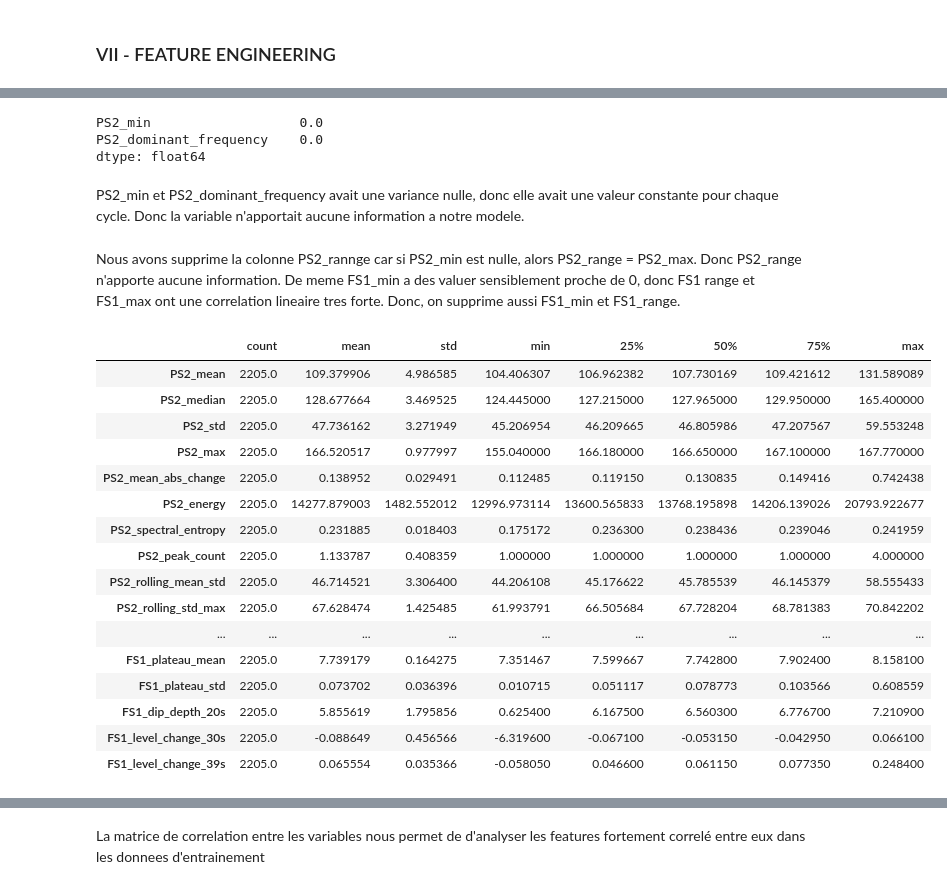
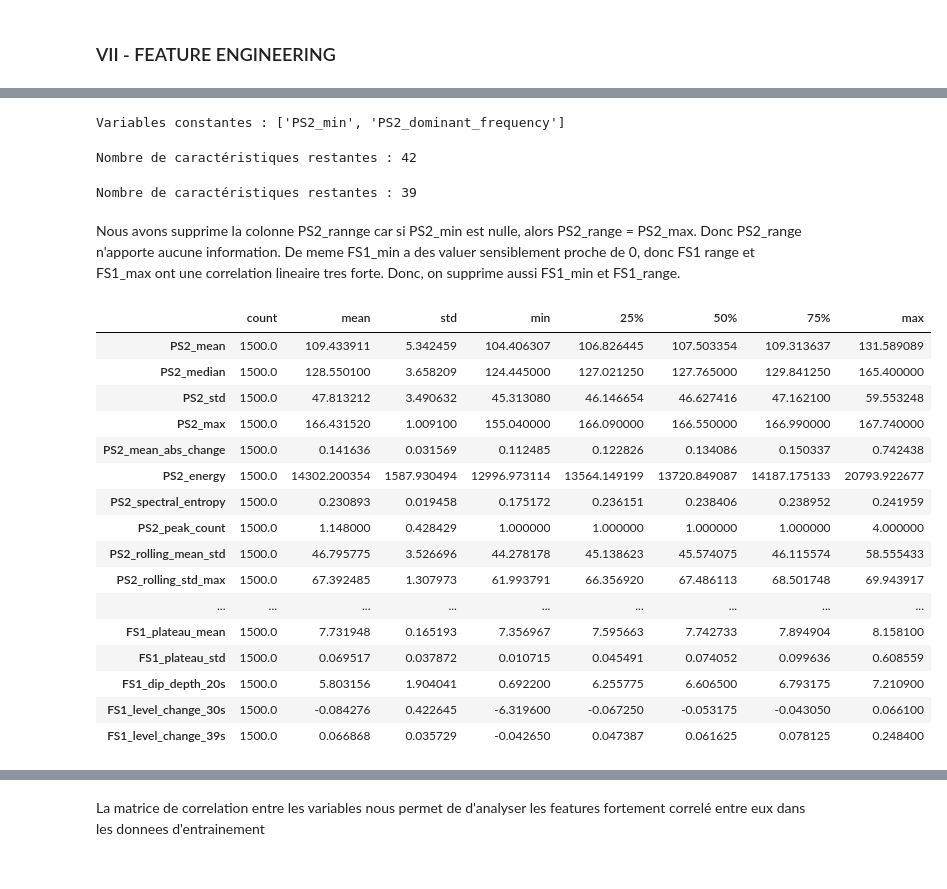
Before and after one commit to alex-05-20/ML_Project, a Jupyter notebook: project_ml.ipynb, the cells around one changed output, grey strips where cells are left out. Saved outputs shown, nothing was run; the diff lists cells and outputs as text; code cells hidden in the pictures.

```diff
--- a/project_ml.ipynb
+++ b/project_ml.ipynb
@@ -616,0 +552,6 @@ Duplicated feature rows:
+# %%
+X = pd.concat([ps2_features, fs1_features], axis=1)
+
+print("PS2 :", ps2_features.shape)
+print("FS1 :", fs1_features.shape)
+print("Total :", X.shape)
@@ -623,39 +623,51 @@ Verification de la variance des features, pour identier des features qui sont co
 # %%
-feature_variance = X.var()
-constant_features = feature_variance[
-    feature_variance == 0
-]
-constant_features
+# Repérer les variables constantes sur l'entraînement uniquement
+constant_features = X_train.columns[
+    X_train.nunique(dropna=False) == 1
+].tolist()
+
+print("Variables constantes :", constant_features)
 # %% [output]
-PS2_min                   0.0
-PS2_dominant_frequency    0.0
-dtype: float64
+Variables constantes : ['PS2_min', 'PS2_dominant_frequency']
 # %%
-X = X.drop(columns=constant_features.index)
+# Appliquer la même suppression aux trois ensembles
+X_train = X_train.drop(columns=constant_features)
+X_test = X_test.drop(columns=constant_features)
+X_holdout = X_holdout.drop(columns=constant_features)
+
+print("Nombre de caractéristiques restantes :", X_train.shape[1])
+# %% [output]
+Nombre de caractéristiques restantes : 42
-# %% [markdown]
-PS2_min et PS2_dominant_frequency avait une variance nulle, donc elle avait une valeur constante pour chaque cycle. Donc la variable n'apportait aucune information a notre modele.
 # %%
-X = X.drop(columns=["PS2_range","FS1_min","FS1_range"])
+# Suppressions des colonnes inutiles pour reduire le bruit
+
+X_train = X_train.drop(columns=["PS2_range","FS1_min","FS1_range"])
+X_test = X_test.drop(columns=["PS2_range","FS1_min","FS1_range"])
+X_holdout = X_holdout.drop(columns=["PS2_range","FS1_min","FS1_range"])
+
+print("Nombre de caractéristiques restantes :", X_train.shape[1])
+# %% [output]
+Nombre de caractéristiques restantes : 39
 # %% [markdown]
 Nous avons supprime la colonne PS2_rannge car si PS2_min est nulle, alors PS2_range = PS2_max. Donc PS2_range n'apporte aucune information.
 De meme FS1_min a des valuer sensiblement proche de 0, donc FS1 range et FS1_max ont une correlation lineaire tres forte. Donc, on supprime aussi FS1_min et FS1_range.
 # %%
-X.describe().T
+X_train.describe().T
 # %% [output]
 |  | count | mean | std | min | 25% | 50% | 75% | max |
-| PS2_mean | 2205.0 | 109.379906 | 4.986585 | 104.406307 | 106.962382 | 107.730169 | 109.421612 | 131.589089 |
-| PS2_median | 2205.0 | 128.677664 | 3.469525 | 124.445000 | 127.215000 | 127.965000 | 129.950000 | 165.400000 |
-| PS2_std | 2205.0 | 47.736162 | 3.271949 | 45.206954 | 46.209665 | 46.805986 | 47.207567 | 59.553248 |
-| PS2_max | 2205.0 | 166.520517 | 0.977997 | 155.040000 | 166.180000 | 166.650000 | 167.100000 | 167.770000 |
-| PS2_mean_abs_change | 2205.0 | 0.138952 | 0.029491 | 0.112485 | 0.119150 | 0.130835 | 0.149416 | 0.742438 |
-| PS2_energy | 2205.0 | 14277.879003 | 1482.552012 | 12996.973114 | 13600.565833 | 13768.195898 | 14206.139026 | 20793.922677 |
-| PS2_spectral_entropy | 2205.0 | 0.231885 | 0.018403 | 0.175172 | 0.236300 | 0.238436 | 0.239046 | 0.241959 |
-| PS2_peak_count | 2205.0 | 1.133787 | 0.408359 | 1.000000 | 1.000000 | 1.000000 | 1.000000 | 4.000000 |
-| PS2_rolling_mean_std | 2205.0 | 46.714521 | 3.306400 | 44.206108 | 45.176622 | 45.785539 | 46.145379 | 58.555433 |
-| PS2_rolling_std_max | 2205.0 | 67.628474 | 1.425485 | 61.993791 | 66.505684 | 67.728204 | 68.781383 | 70.842202 |
+| PS2_mean | 1500.0 | 109.433911 | 5.342459 | 104.406307 | 106.826445 | 107.503354 | 109.313637 | 131.589089 |
+| PS2_median | 1500.0 | 128.550100 | 3.658209 | 124.445000 | 127.021250 | 127.765000 | 129.841250 | 165.400000 |
+| PS2_std | 1500.0 | 47.813212 | 3.490632 | 45.313080 | 46.146654 | 46.627416 | 47.162100 | 59.553248 |
+| PS2_max | 1500.0 | 166.431520 | 1.009100 | 155.040000 | 166.090000 | 166.550000 | 166.990000 | 167.740000 |
+| PS2_mean_abs_change | 1500.0 | 0.141636 | 0.031569 | 0.112485 | 0.122826 | 0.134086 | 0.150337 | 0.742438 |
+| PS2_energy | 1500.0 | 14302.200354 | 1587.930494 | 12996.973114 | 13564.149199 | 13720.849087 | 14187.175133 | 20793.922677 |
+| PS2_spectral_entropy | 1500.0 | 0.230893 | 0.019458 | 0.175172 | 0.236151 | 0.238406 | 0.238952 | 0.241959 |
+| PS2_peak_count | 1500.0 | 1.148000 | 0.428429 | 1.000000 | 1.000000 | 1.000000 | 1.000000 | 4.000000 |
+| PS2_rolling_mean_std | 1500.0 | 46.795775 | 3.526696 | 44.278178 | 45.138623 | 45.574075 | 46.115574 | 58.555433 |
+| PS2_rolling_std_max | 1500.0 | 67.392485 | 1.307973 | 61.993791 | 66.356920 | 67.486113 | 68.501748 | 69.943917 |
 | ... | ... | ... | ... | ... | ... | ... | ... | ... |
-| FS1_plateau_mean | 2205.0 | 7.739179 | 0.164275 | 7.351467 | 7.599667 | 7.742800 | 7.902400 | 8.158100 |
-| FS1_plateau_std | 2205.0 | 0.073702 | 0.036396 | 0.010715 | 0.051117 | 0.078773 | 0.103566 | 0.608559 |
-| FS1_dip_depth_20s | 2205.0 | 5.855619 | 1.795856 | 0.625400 | 6.167500 | 6.560300 | 6.776700 | 7.210900 |
-| FS1_level_change_30s | 2205.0 | -0.088649 | 0.456566 | -6.319600 | -0.067100 | -0.053150 | -0.042950 | 0.066100 |
-| FS1_level_change_39s | 2205.0 | 0.065554 | 0.035366 | -0.058050 | 0.046600 | 0.061150 | 0.077350 | 0.248400 |
+| FS1_plateau_mean | 1500.0 | 7.731948 | 0.165193 | 7.356967 | 7.595663 | 7.742733 | 7.894904 | 8.158100 |
+| FS1_plateau_std | 1500.0 | 0.069517 | 0.037872 | 0.010715 | 0.045491 | 0.074052 | 0.099636 | 0.608559 |
+| FS1_dip_depth_20s | 1500.0 | 5.803156 | 1.904041 | 0.692200 | 6.255775 | 6.606500 | 6.793175 | 7.210900 |
+| FS1_level_change_30s | 1500.0 | -0.084276 | 0.422645 | -6.319600 | -0.067250 | -0.053175 | -0.043050 | 0.066100 |
+| FS1_level_change_39s | 1500.0 | 0.066868 | 0.035729 | -0.042650 | 0.047387 | 0.061625 | 0.078125 | 0.248400 |
```
Also changed, not shown: parts of 60 cells of this notebook.
